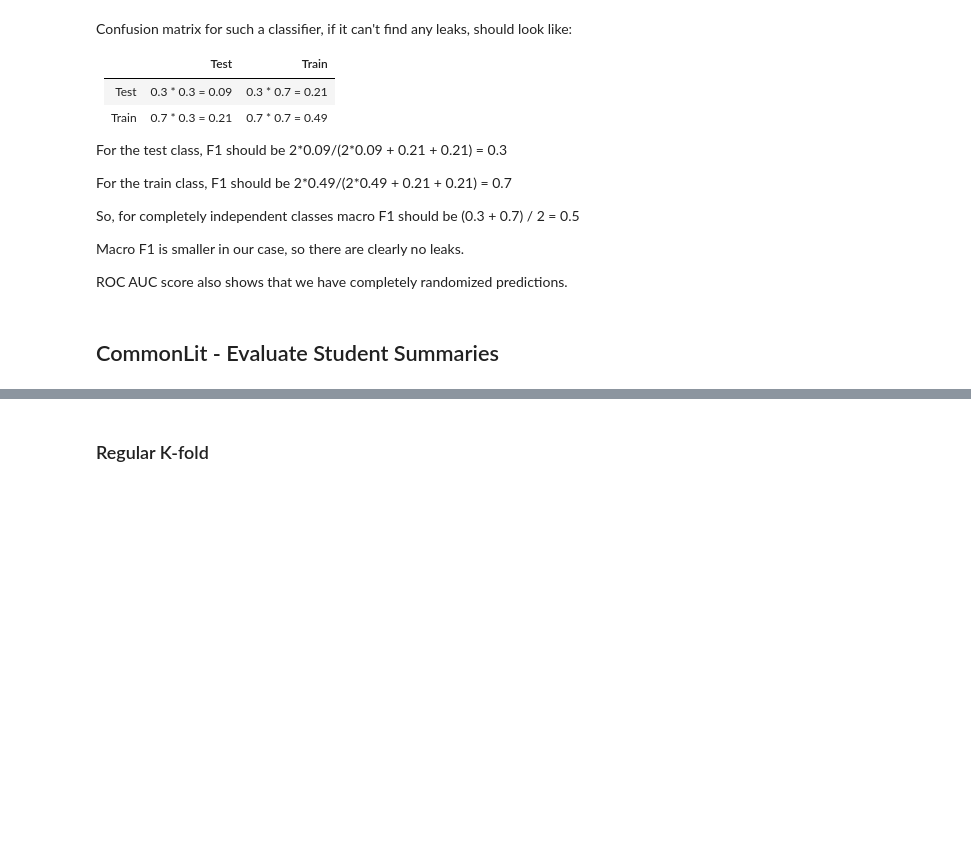
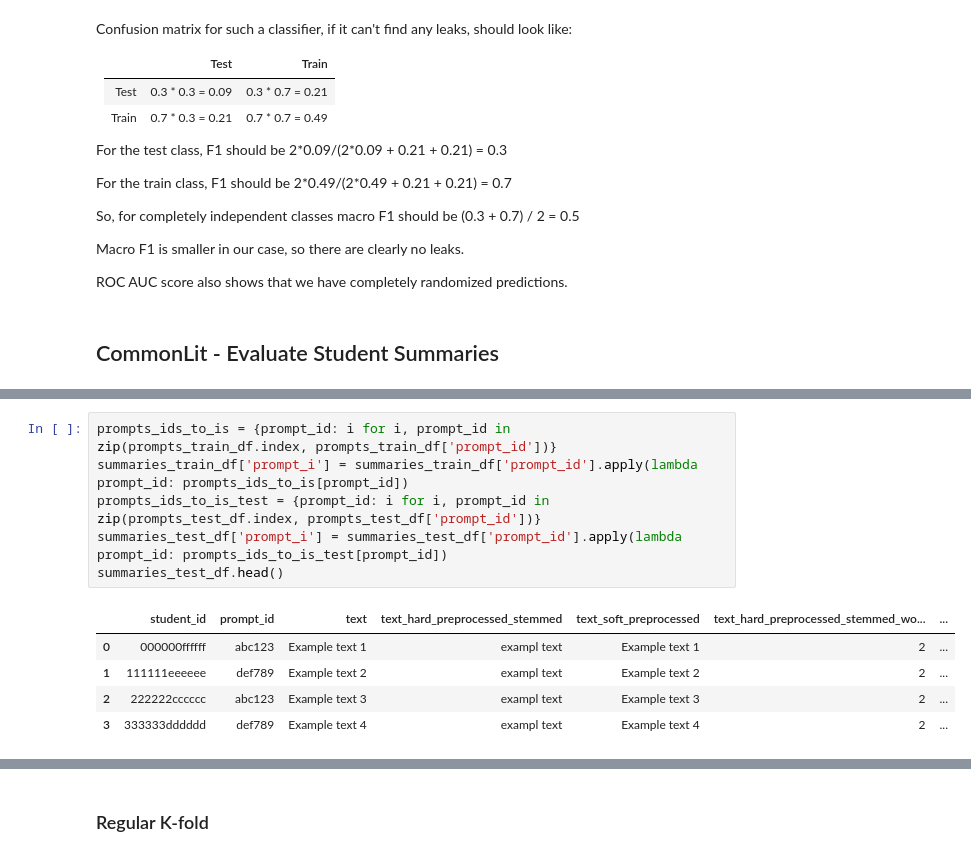
Before and after one commit to PrometheusUA/iasa_nlp_course, a Jupyter notebook: Lecture_3/homework/validation-ht.ipynb, the cells around one changed output, grey strips where cells are left out. Cells and saved outputs as stored; diff of their text form; blank space fills up the shorter version.

```diff
--- a/Lecture_3/homework/validation-ht.ipynb
+++ b/Lecture_3/homework/validation-ht.ipynb
@@ -337,0 +529,12 @@ ROC AUC score also shows that we have completely randomized predictions.
+# %%
+prompts_ids_to_is = {prompt_id: i for i, prompt_id in zip(prompts_train_df.index, prompts_train_df['prompt_id'])}
+summaries_train_df['prompt_i'] = summaries_train_df['prompt_id'].apply(lambda prompt_id: prompts_ids_to_is[prompt_id])
+prompts_ids_to_is_test = {prompt_id: i for i, prompt_id in zip(prompts_test_df.index, prompts_test_df['prompt_id'])}
+summaries_test_df['prompt_i'] = summaries_test_df['prompt_id'].apply(lambda prompt_id: prompts_ids_to_is_test[prompt_id])
+summaries_test_df.head()
+# %% [output]
+|  | student_id | prompt_id | text | text_hard_preprocessed_stemmed | text_soft_preprocessed | text_hard_preprocessed_stemmed_wo... | ... |
+| 0 | 000000ffffff | abc123 | Example text 1 | exampl text | Example text 1 | 2 | ... |
+| 1 | 111111eeeeee | def789 | Example text 2 | exampl text | Example text 2 | 2 | ... |
+| 2 | 222222cccccc | abc123 | Example text 3 | exampl text | Example text 3 | 2 | ... |
+| 3 | 333333dddddd | def789 | Example text 4 | exampl text | Example text 4 | 2 | ... |
```
Also changed, not shown: parts of 60 cells of this notebook, 2 other files.
